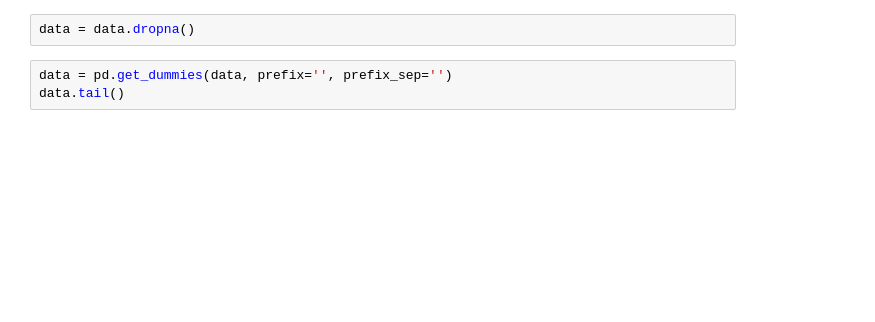
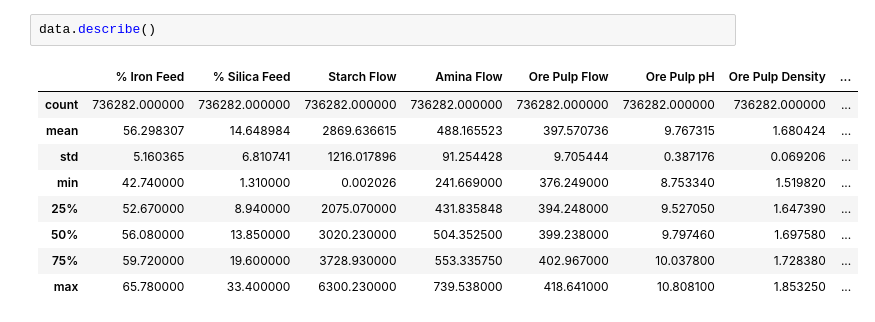
Before and after one commit to chilaact/quality-predict-mining-process, a Jupyter notebook: regression.ipynb, the cells around one changed output. Drawn from its saved outputs; the diff is of its cells as text; blank space fills up the shorter version.

```diff
--- a/regression.ipynb
+++ b/regression.ipynb
@@ -36,5 +69,12 @@ data.isna().sum()
-# %%
-data = data.dropna()
-# %%
-data = pd.get_dummies(data, prefix='', prefix_sep='')
-data.tail()
+# %%
+data.describe()
+# %% [output]
+|  | % Iron Feed | % Silica Feed | Starch Flow | Amina Flow | Ore Pulp Flow | Ore Pulp pH | Ore Pulp Density | ... |
+| count | 736282.000000 | 736282.000000 | 736282.000000 | 736282.000000 | 736282.000000 | 736282.000000 | 736282.000000 | ... |
+| mean | 56.298307 | 14.648984 | 2869.636615 | 488.165523 | 397.570736 | 9.767315 | 1.680424 | ... |
+| std | 5.160365 | 6.810741 | 1216.017896 | 91.254428 | 9.705444 | 0.387176 | 0.069206 | ... |
+| min | 42.740000 | 1.310000 | 0.002026 | 241.669000 | 376.249000 | 8.753340 | 1.519820 | ... |
+| 25% | 52.670000 | 8.940000 | 2075.070000 | 431.835848 | 394.248000 | 9.527050 | 1.647390 | ... |
+| 50% | 56.080000 | 13.850000 | 3020.230000 | 504.352500 | 399.238000 | 9.797460 | 1.697580 | ... |
+| 75% | 59.720000 | 19.600000 | 3728.930000 | 553.335750 | 402.967000 | 10.037800 | 1.728380 | ... |
+| max | 65.780000 | 33.400000 | 6300.230000 | 739.538000 | 418.641000 | 10.808100 | 1.853250 | ... |
```
Also changed, not shown: parts of 17 cells of this notebook.
